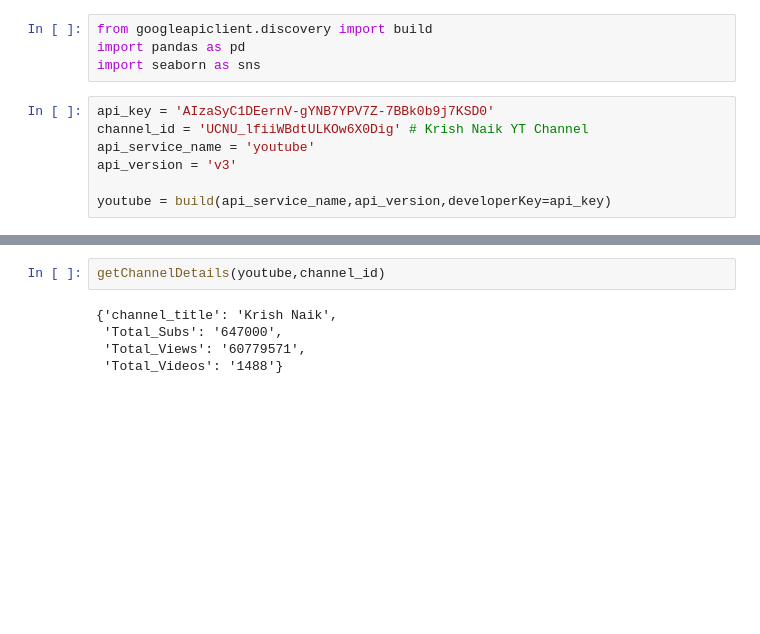
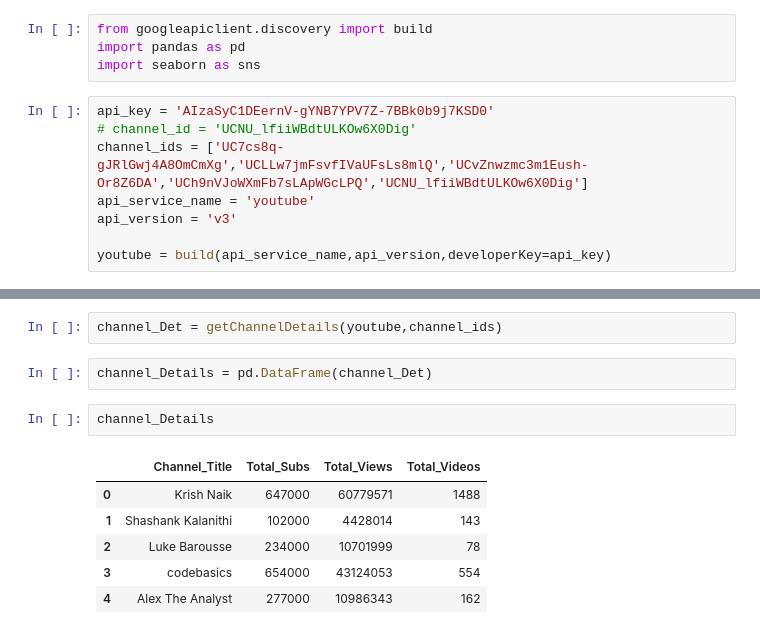
Before and after one commit to ajayu712/Youtube_Data_Analysis, a Jupyter notebook: Youtube_Data_Analysis/Youtube_DA.ipynb, the cells around one changed output, grey strips where cells are left out. Cells and saved outputs as stored; diff of their text form; blank space fills up the shorter version.

```diff
--- a/Youtube_Data_Analysis/Youtube_DA.ipynb
+++ b/Youtube_Data_Analysis/Youtube_DA.ipynb
@@ -6,7 +6,8 @@ import pandas as pd
 import seaborn as sns
 # %%
 api_key = 'AIzaSyC1DEernV-gYNB7YPV7Z-7BBk0b9j7KSD0'
-channel_id = 'UCNU_lfiiWBdtULKOw6X0Dig' # Krish Naik YT Channel
+# channel_id = 'UCNU_lfiiWBdtULKOw6X0Dig'
+channel_ids = ['UC7cs8q-gJRlGwj4A8OmCmXg','UCLLw7jmFsvfIVaUFsLs8mlQ','UCvZnwzmc3m1Eush-Or8Z6DA','UCh9nVJoWXmFb7sLApWGcLPQ','UCNU_lfiiWBdtULKOw6X0Dig']
 api_service_name = 'youtube'
 api_version = 'v3'
 
@@ -27,7 +38,13 @@ def getChannelDetails(youtube,channel_id):
-# %%
-getChannelDetails(youtube,channel_id)
-# %% [output]
-{'channel_title': 'Krish Naik',
- 'Total_Subs': '647000',
- 'Total_Views': '60779571',
- 'Total_Videos': '1488'}
+# %%
+channel_Det = getChannelDetails(youtube,channel_ids)
+# %%
+channel_Details = pd.DataFrame(channel_Det)
+# %%
+channel_Details
+# %% [output]
+|  | Channel_Title | Total_Subs | Total_Views | Total_Videos |
+| 0 | Krish Naik | 647000 | 60779571 | 1488 |
+| 1 | Shashank Kalanithi | 102000 | 4428014 | 143 |
+| 2 | Luke Barousse | 234000 | 10701999 | 78 |
+| 3 | codebasics | 654000 | 43124053 | 554 |
+| 4 | Alex The Analyst | 277000 | 10986343 | 162 |
```
Also changed, not shown: parts of 6 cells of this notebook.
